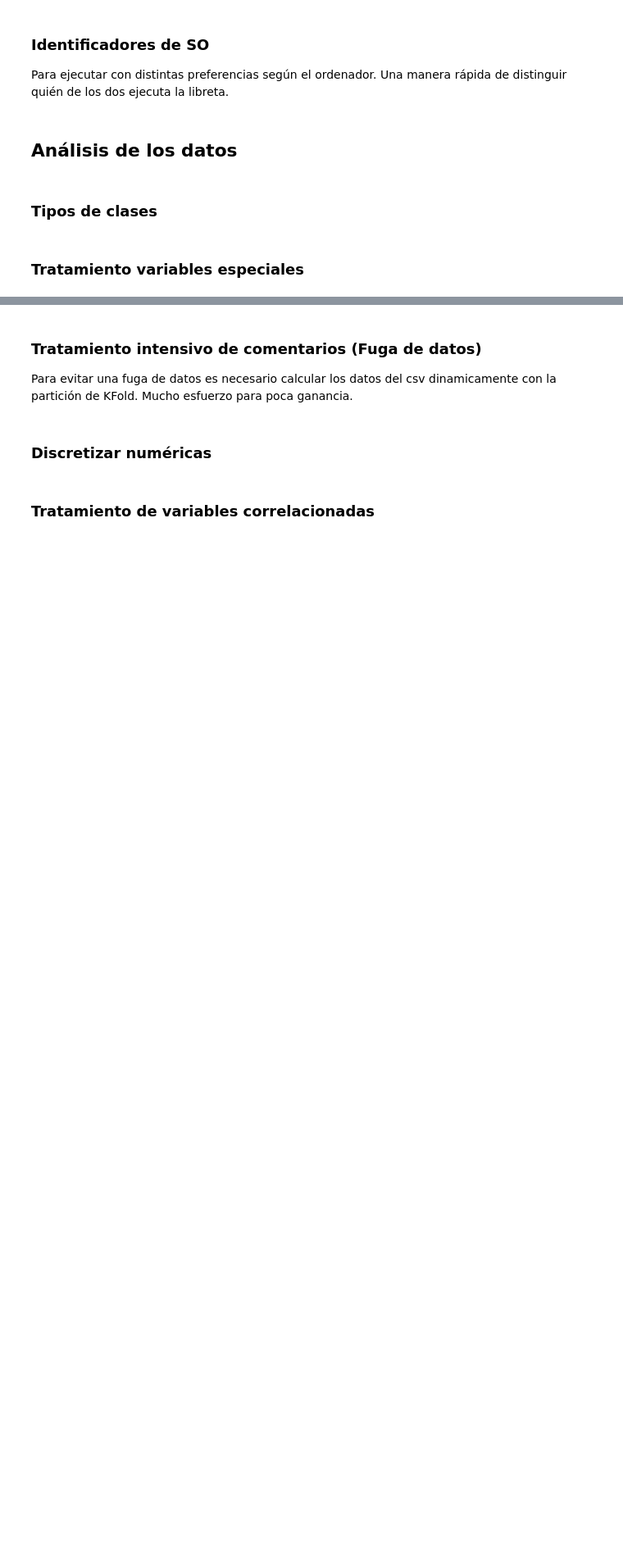
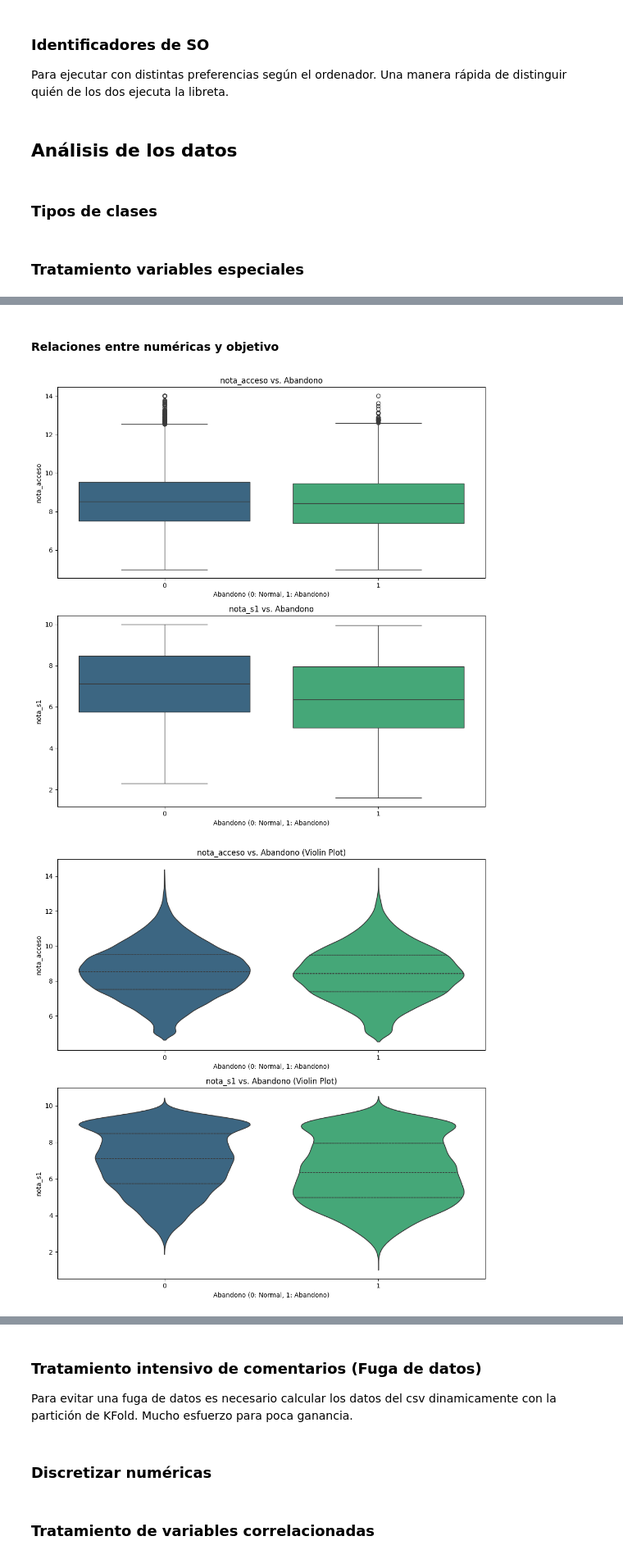
Before and after one commit to albertoPerez25/Clasificacion_Autonoma_de_Imagenes_Satelitales, a Jupyter notebook: Práctica 1 - Análisis, procesamiento y validación .ipynb, the cells around one changed output, grey strips where cells are left out. Shown at 82% size. Saved outputs shown, nothing was run; the diff lists cells and outputs as text; code cells hidden in the pictures; blank space fills up the shorter version.

```diff
--- a/Práctica 1 - Análisis, procesamiento y validación .ipynb
+++ b/Práctica 1 - Análisis, procesamiento y validación .ipynb
@@ -367,0 +616,48 @@ class UnificarCeroDesconocido(BaseEstimator, TransformerMixin):
+# %% [markdown]
+#### Relaciones entre numéricas y objetivo
+# %%
+# Relaciones entre Numéricas y Objetivo
+plt.figure(figsize=(10, 5 * len(numerical_cols_graficas)))
+
+# Una gráfica por variable
+for i, col in enumerate(numerical_cols_graficas):
+    plt.subplot(len(numerical_cols_graficas), 1, i + 1)
+    sns.boxplot(
+        x='abandono',
+        y=col,
+        data=df_train_graficas,
+        hue='abandono',          # Sin Hue salta un warning
+        palette='viridis',
+        showfliers=True,
+        legend=False
+    )
+    plt.title(f'{col} vs. Abandono')
+    plt.xlabel('Abandono (0: Normal, 1: Abandono)')
+    plt.ylabel(col)
+
+plt.tight_layout()
+plt.show()
+# Relaciones entre Numéricas y Objetivo (Violin Plot)
+plt.figure(figsize=(10, 5 * len(numerical_cols_graficas)))
+
+# Una gráfica por variable
+for i, col in enumerate(numerical_cols_graficas):
+    plt.subplot(len(numerical_cols_graficas), 1, i + 1)
+    sns.violinplot(
+        x='abandono',
+        y=col,
+        data=df_train_graficas,
+        hue='abandono',
+        palette='viridis',
+        inner='quartile',  # Muestra los cuartiles dentro del violín
+        legend=False
+    )
+    plt.title(f'{col} vs. Abandono (Violin Plot)')
+    plt.xlabel('Abandono (0: Normal, 1: Abandono)')
+    plt.ylabel(col)
+
+plt.tight_layout()
+plt.show()
+# %% [output]
+[figure, added]
+[figure, added]
```
Also changed, not shown: parts of 23 cells of this notebook, 1 other file.
